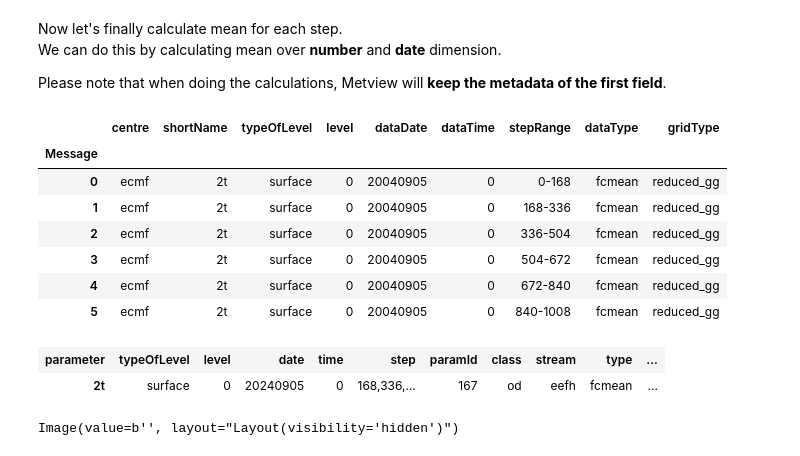
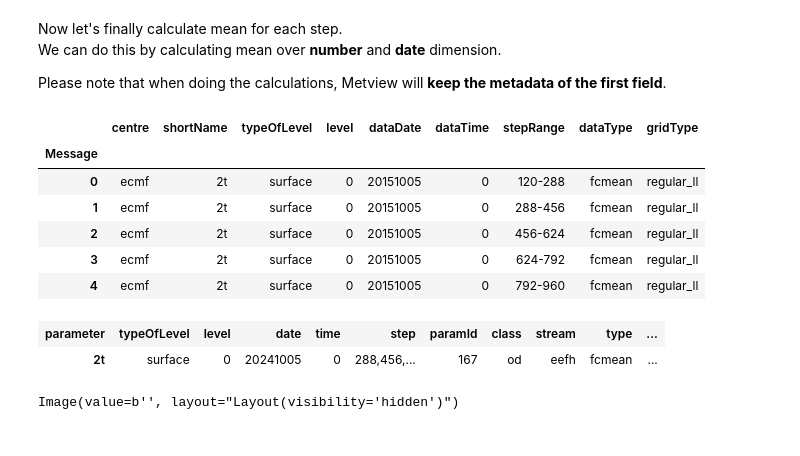
Before and after one commit to milanavuckovic/test_notebooks, a Jupyter notebook: 49r1/re-forecasts-sub-seasonal-rcp-destination.ipynb, the cells around one changed output. Drawn from its saved outputs; the diff is of its cells as text; code cells hidden in the pictures.

```diff
--- a/49r1/re-forecasts-sub-seasonal-rcp-destination.ipynb
+++ b/49r1/re-forecasts-sub-seasonal-rcp-destination.ipynb
@@ -232,5 +240,5 @@ for date in clim_dates:
 # %%
-data = mv.Fieldset(path="reforecast_raw_*.grib")
+data = mv.Fieldset(path="t2m_B4H*.grib")
 data.describe()
 # %% [output]
 | parameter | typeOfLevel | level | date | time | step | number | paramId | class | stream | type | ... |
@@ -317,22 +324,21 @@ We can do this by calculating mean over **number** and **date** dimension.
 
 Please note that when doing the calculations, Metview will **keep the metadata of the first field**.
 # %%
-mean_test = data.mean(dim=["number", "date"],
+mean_t2m = data.mean(dim=["number", "date"],
     preserve_dims=["shortName", "level", "stepRange", "time"])
 # %%
-mean_test.ls()
+mean_t2m.ls()
 # %% [output]
 |  | centre | shortName | typeOfLevel | level | dataDate | dataTime | stepRange | dataType | gridType |
 | Message |  |  |  |  |  |  |  |  |  |
-| 0 | ecmf | 2t | surface | 0 | 20040905 | 0 | 0-168 | fcmean | reduced_gg |
-| 1 | ecmf | 2t | surface | 0 | 20040905 | 0 | 168-336 | fcmean | reduced_gg |
-| 2 | ecmf | 2t | surface | 0 | 20040905 | 0 | 336-504 | fcmean | reduced_gg |
-| 3 | ecmf | 2t | surface | 0 | 20040905 | 0 | 504-672 | fcmean | reduced_gg |
-| 4 | ecmf | 2t | surface | 0 | 20040905 | 0 | 672-840 | fcmean | reduced_gg |
-| 5 | ecmf | 2t | surface | 0 | 20040905 | 0 | 840-1008 | fcmean | reduced_gg |
+| 0 | ecmf | 2t | surface | 0 | 20151005 | 0 | 120-288 | fcmean | regular_ll |
+| 1 | ecmf | 2t | surface | 0 | 20151005 | 0 | 288-456 | fcmean | regular_ll |
+| 2 | ecmf | 2t | surface | 0 | 20151005 | 0 | 456-624 | fcmean | regular_ll |
+| 3 | ecmf | 2t | surface | 0 | 20151005 | 0 | 624-792 | fcmean | regular_ll |
+| 4 | ecmf | 2t | surface | 0 | 20151005 | 0 | 792-960 | fcmean | regular_ll |
 # %%
-mean_test.describe()
+mean_t2m.describe()
 # %% [output]
 | parameter | typeOfLevel | level | date | time | step | paramId | class | stream | type | ... |
-| 2t | surface | 0 | 20240905 | 0 | 168,336,... | 167 | od | eefh | fcmean | ... |
+| 2t | surface | 0 | 20241005 | 0 | 288,456,... | 167 | od | eefh | fcmean | ... |
 # %%
```
Also changed, not shown: parts of 24 cells of this notebook.
